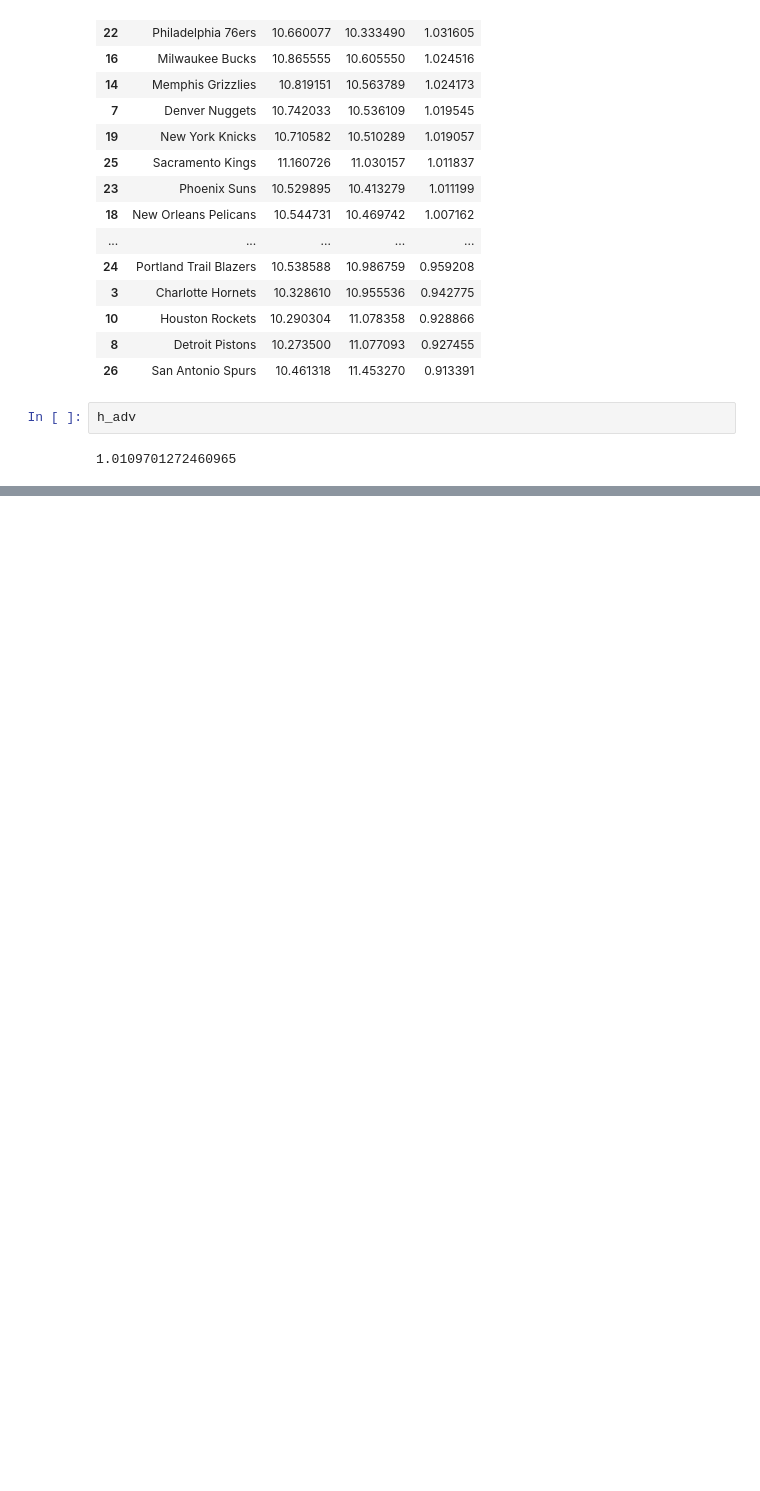
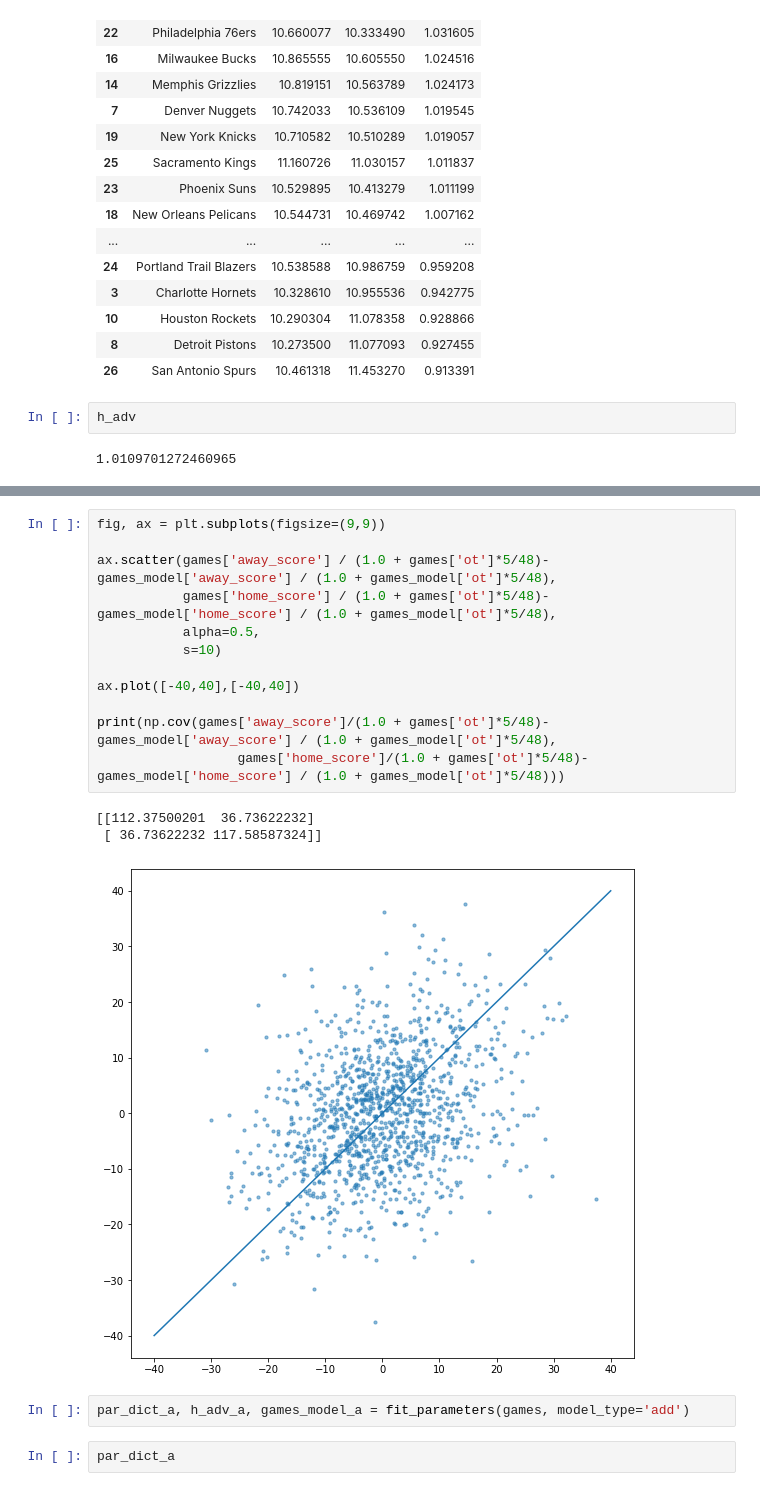
Before and after one commit to daviderics/Basketball-Model, a Jupyter notebook: bball_modeler.ipynb, the cells around one changed output, grey strips where cells are left out. Cells and saved outputs as stored; diff of their text form; blank space fills up the shorter version.

```diff
--- a/bball_modeler.ipynb
+++ b/bball_modeler.ipynb
@@ -279,0 +409,20 @@ par_dict.loc[par_dict['team']=='Detroit Pistons','offense'].iloc[0]
+# %%
+fig, ax = plt.subplots(figsize=(9,9))
+
+ax.scatter(games['away_score'] / (1.0 + games['ot']*5/48)-games_model['away_score'] / (1.0 + games_model['ot']*5/48),
+           games['home_score'] / (1.0 + games['ot']*5/48)-games_model['home_score'] / (1.0 + games_model['ot']*5/48),
+           alpha=0.5,
+           s=10)
+
+ax.plot([-40,40],[-40,40])
+
+print(np.cov(games['away_score']/(1.0 + games['ot']*5/48)-games_model['away_score'] / (1.0 + games_model['ot']*5/48),
+                  games['home_score']/(1.0 + games['ot']*5/48)-games_model['home_score'] / (1.0 + games_model['ot']*5/48)))
+# %% [output]
+[[112.37500201  36.73622232]
+ [ 36.73622232 117.58587324]]
+[figure, added]
+# %%
+par_dict_a, h_adv_a, games_model_a = fit_parameters(games, model_type='add')
+# %%
+par_dict_a
```
Also changed, not shown: parts of 9 cells of this notebook.
